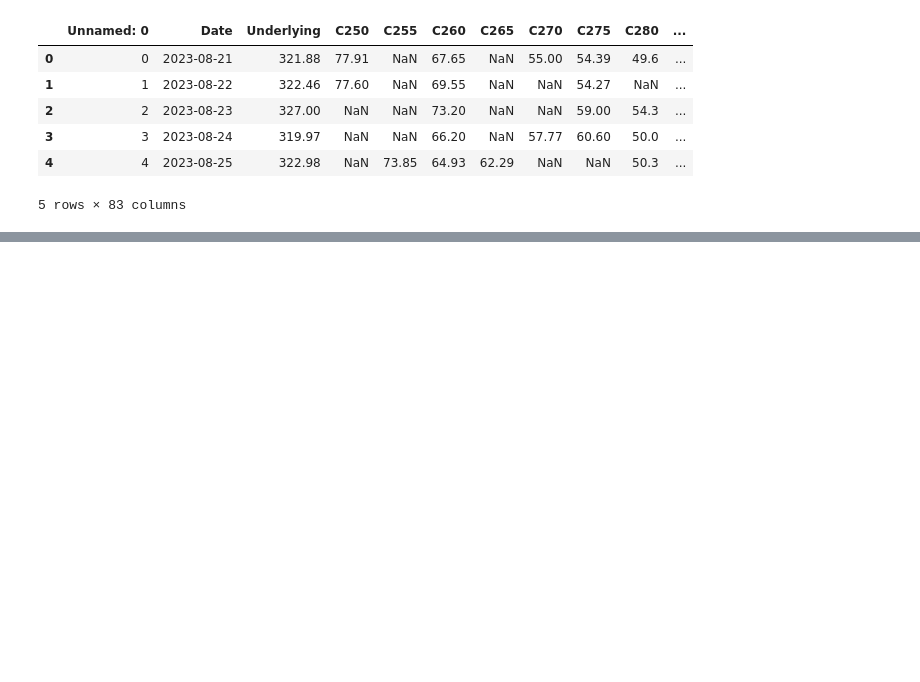
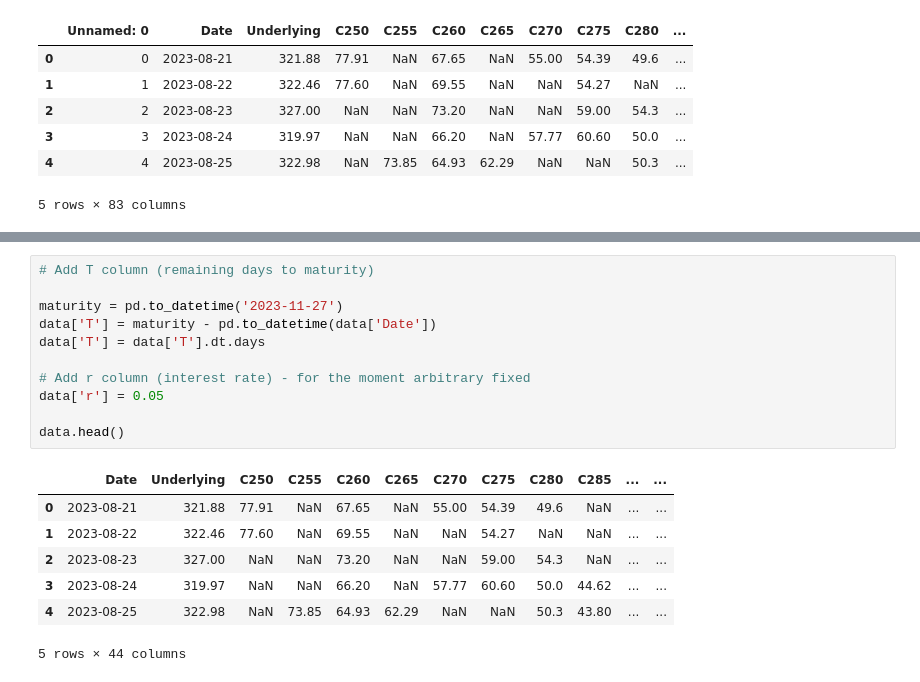
Before and after one commit to Snail664/greek-hedging, a Jupyter notebook: hedging.ipynb, the cells around one changed output, grey strips where cells are left out. Drawn from its saved outputs; the diff is of its cells as text; blank space fills up the shorter version.

```diff
--- a/hedging.ipynb
+++ b/hedging.ipynb
@@ -27,0 +53,19 @@ plt.show()
+# %%
+# Add T column (remaining days to maturity)
+
+maturity = pd.to_datetime('2023-11-27')
+data['T'] = maturity - pd.to_datetime(data['Date'])
+data['T'] = data['T'].dt.days
+
+# Add r column (interest rate) - for the moment arbitrary fixed
+data['r'] = 0.05
+
+data.head()
+# %% [output]
+|  | Date | Underlying | C250 | C255 | C260 | C265 | C270 | C275 | C280 | C285 | ... | ... |
+| 0 | 2023-08-21 | 321.88 | 77.91 | NaN | 67.65 | NaN | 55.00 | 54.39 | 49.6 | NaN | ... | ... |
+| 1 | 2023-08-22 | 322.46 | 77.60 | NaN | 69.55 | NaN | NaN | 54.27 | NaN | NaN | ... | ... |
+| 2 | 2023-08-23 | 327.00 | NaN | NaN | 73.20 | NaN | NaN | 59.00 | 54.3 | NaN | ... | ... |
+| 3 | 2023-08-24 | 319.97 | NaN | NaN | 66.20 | NaN | 57.77 | 60.60 | 50.0 | 44.62 | ... | ... |
+| 4 | 2023-08-25 | 322.98 | NaN | 73.85 | 64.93 | 62.29 | NaN | NaN | 50.3 | 43.80 | ... | ... |
+5 rows × 44 columns
```
Also changed, not shown: parts of 16 cells of this notebook.
